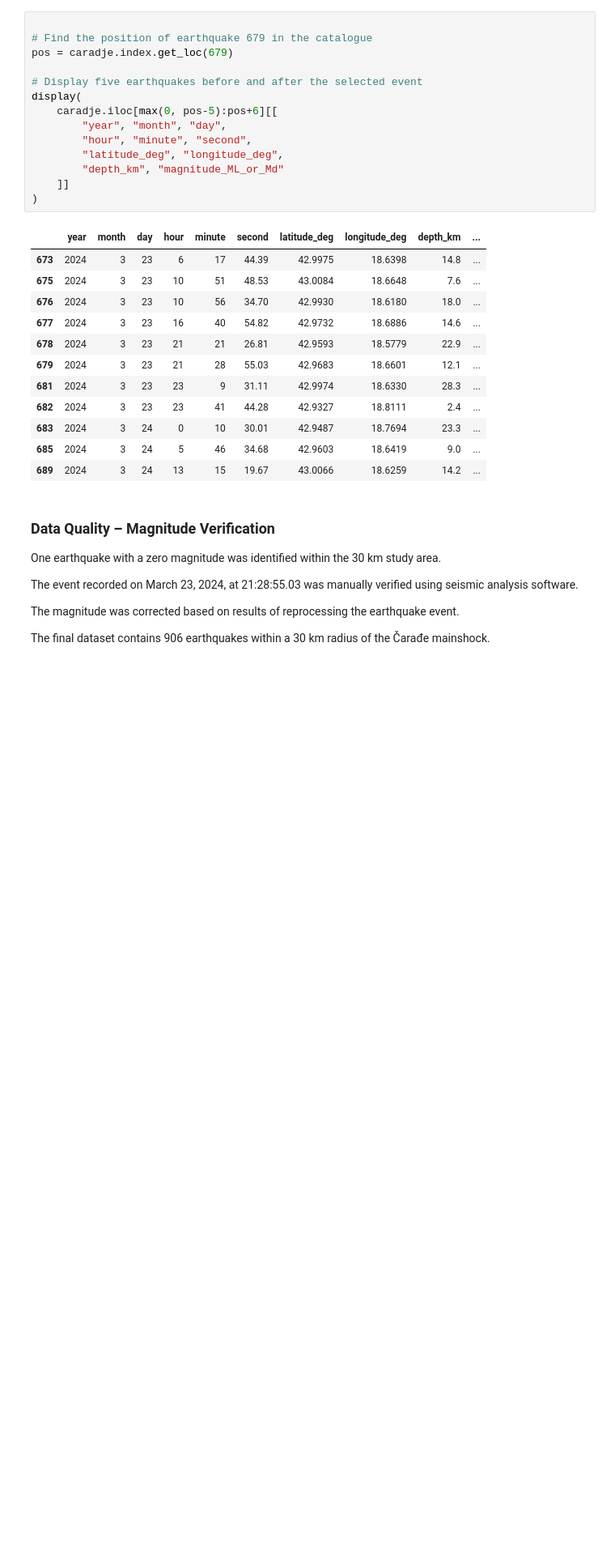
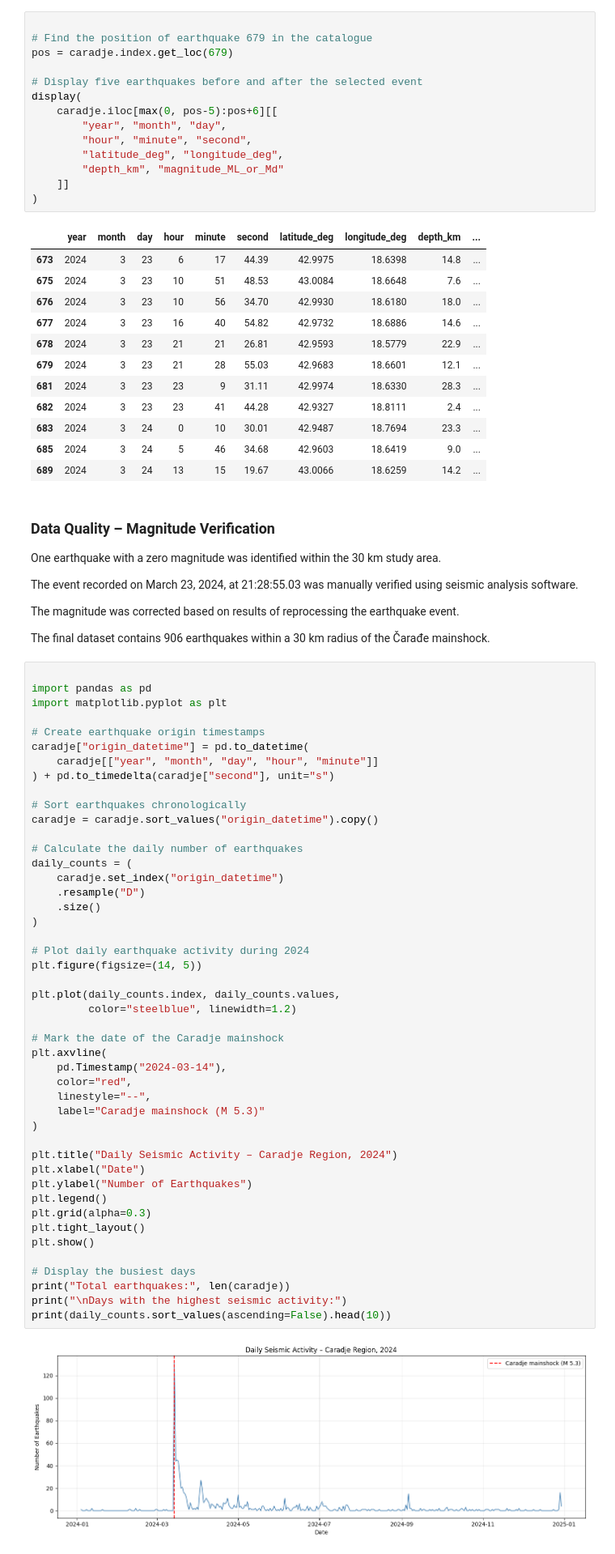
Before and after one commit to milena-seismo/DSB_capstone, a Jupyter notebook: DSB_Capstone_Milena.ipynb, the cells around one changed output. Shown at 81% size. Saved outputs shown, nothing was run; the diff lists cells and outputs as text; blank space fills up the shorter version.

```diff
--- a/DSB_Capstone_Milena.ipynb
+++ b/DSB_Capstone_Milena.ipynb
@@ -672,3 +672,51 @@ The event recorded on March 23, 2024, at 21:28:55.03 was manually verified using
 The magnitude was corrected based on results of reprocessing the earthquake event.
 
 The final dataset contains 906 earthquakes within a 30 km radius of the Čarađe mainshock.
+# %%
+
+import pandas as pd
+import matplotlib.pyplot as plt
+
+# Create earthquake origin timestamps
+caradje["origin_datetime"] = pd.to_datetime(
+    caradje[["year", "month", "day", "hour", "minute"]]
+) + pd.to_timedelta(caradje["second"], unit="s")
+
+# Sort earthquakes chronologically
+caradje = caradje.sort_values("origin_datetime").copy()
+
+# Calculate the daily number of earthquakes
+daily_counts = (
+    caradje.set_index("origin_datetime")
+    .resample("D")
+    .size()
+)
+
+# Plot daily earthquake activity during 2024
+plt.figure(figsize=(14, 5))
+
+plt.plot(daily_counts.index, daily_counts.values,
+         color="steelblue", linewidth=1.2)
+
+# Mark the date of the Caradje mainshock
+plt.axvline(
+    pd.Timestamp("2024-03-14"),
+    color="red",
+    linestyle="--",
+    label="Caradje mainshock (M 5.3)"
+)
+
+plt.title("Daily Seismic Activity – Caradje Region, 2024")
+plt.xlabel("Date")
+plt.ylabel("Number of Earthquakes")
+plt.legend()
+plt.grid(alpha=0.3)
+plt.tight_layout()
+plt.show()
+
+# Display the busiest days
+print("Total earthquakes:", len(caradje))
+print("\nDays with the highest seismic activity:")
+print(daily_counts.sort_values(ascending=False).head(10))
+# %% [output]
+[figure, added]
```
Also changed, not shown: parts of 13 cells of this notebook.
